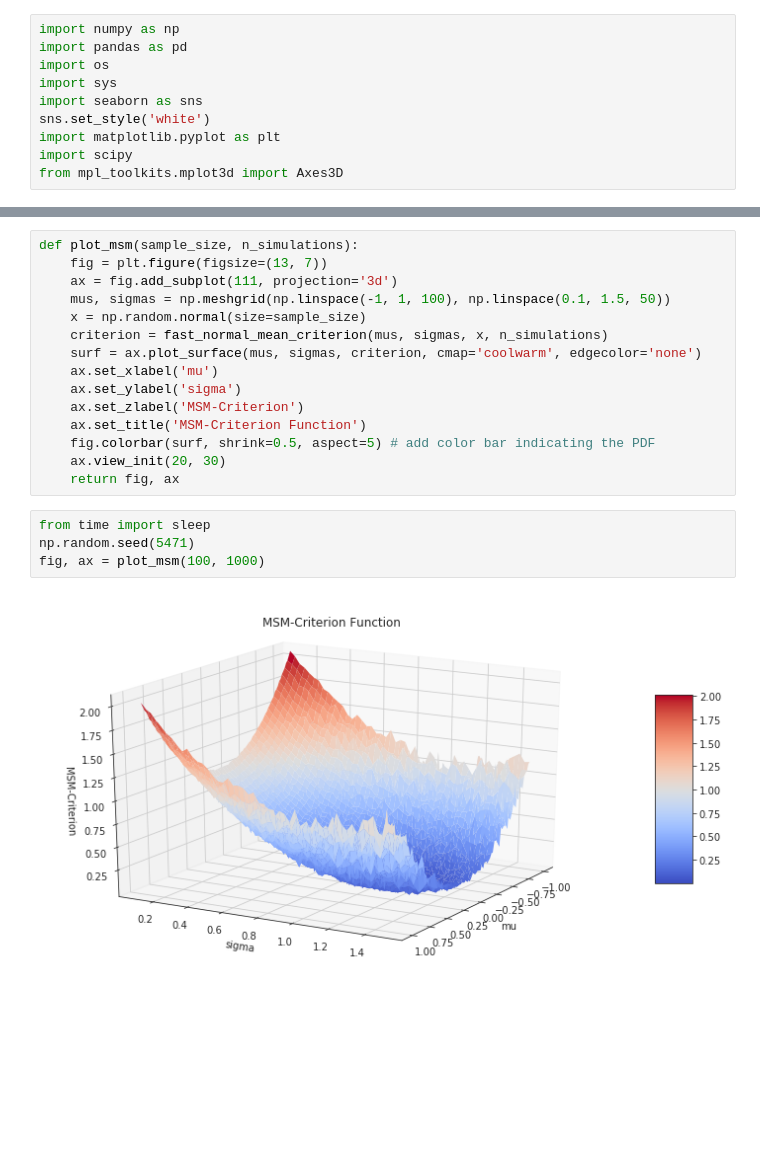
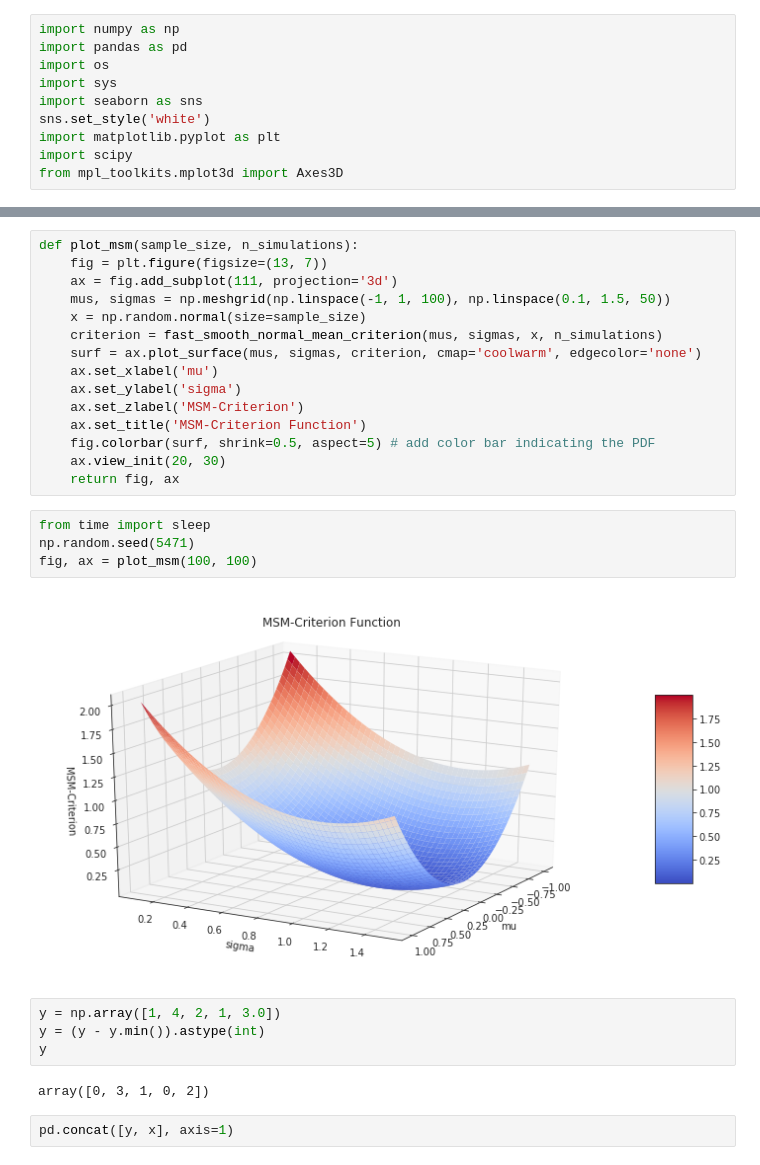
Before and after one commit to AnthonyGachuru/struct-lectures, a Jupyter notebook: lectures/2_estimation_principles_1/notebooks/msm_example.ipynb, the cells around one changed output, grey strips where cells are left out. Cells and saved outputs as stored; diff of their text form; blank space fills up the shorter version.

```diff
--- a/lectures/2_estimation_principles_1/notebooks/msm_example.ipynb
+++ b/lectures/2_estimation_principles_1/notebooks/msm_example.ipynb
@@ -60,7 +40,7 @@ def plot_msm(sample_size, n_simulations):
     ax = fig.add_subplot(111, projection='3d')
     mus, sigmas = np.meshgrid(np.linspace(-1, 1, 100), np.linspace(0.1, 1.5, 50))
     x = np.random.normal(size=sample_size)
-    criterion = fast_normal_mean_criterion(mus, sigmas, x, n_simulations)
+    criterion = fast_smooth_normal_mean_criterion(mus, sigmas, x, n_simulations)
     surf = ax.plot_surface(mus, sigmas, criterion, cmap='coolwarm', edgecolor='none')
     ax.set_xlabel('mu')
     ax.set_ylabel('sigma')
@@ -72,6 +52,14 @@ def plot_msm(sample_size, n_simulations):
 # %%
 from time import sleep
 np.random.seed(5471)
-fig, ax = plot_msm(100, 1000)
+fig, ax = plot_msm(100, 100)
 # %% [output]
-[figure, old version]
+[figure, new version]
+# %%
+y = np.array([1, 4, 2, 1, 3.0])
+y = (y - y.min()).astype(int)
+y
+# %% [output]
+array([0, 3, 1, 0, 2])
+# %%
+pd.concat([y, x], axis=1)
```
Also changed, not shown: parts of 6 cells of this notebook, 5 other files.
